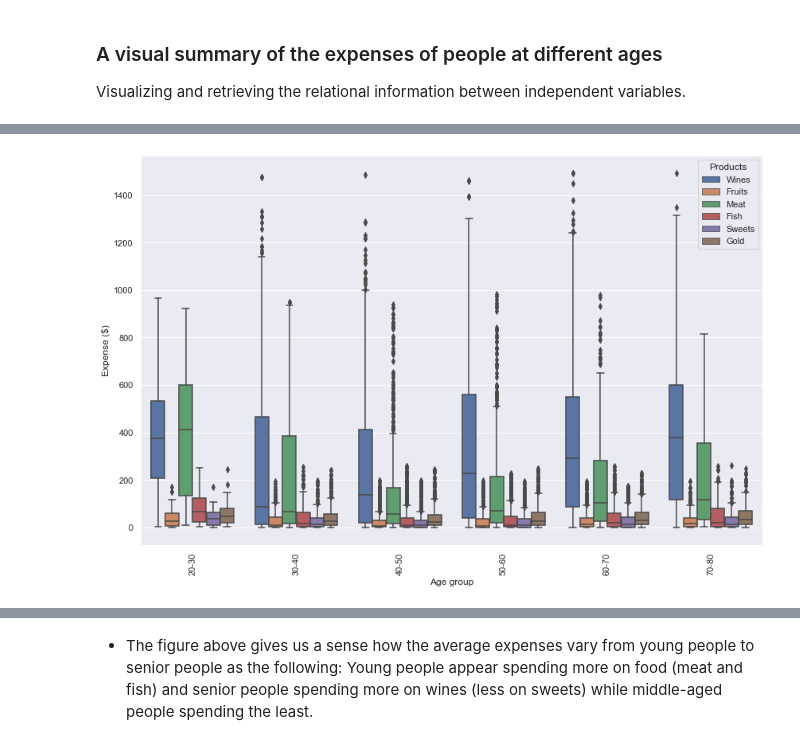
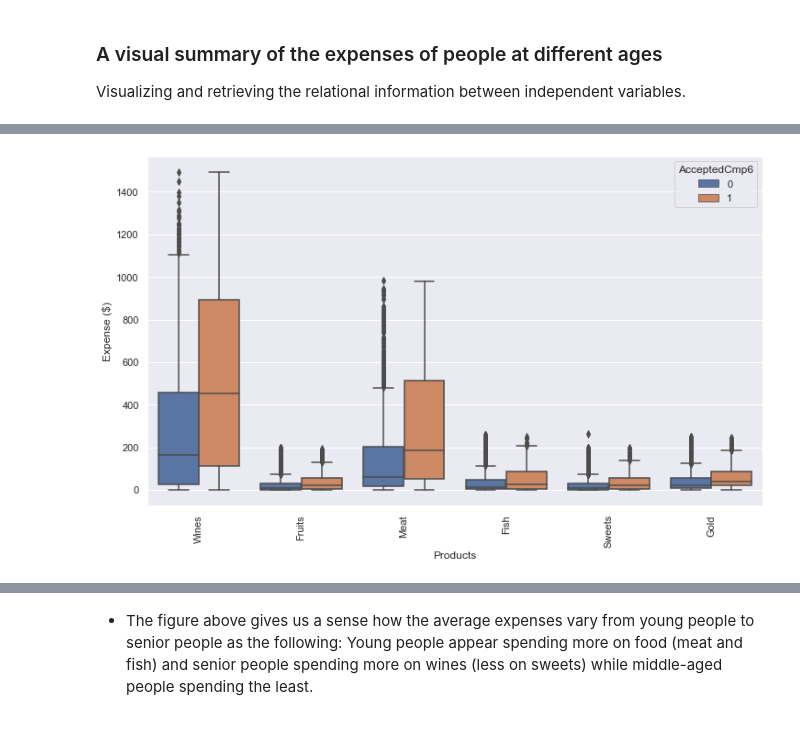
Before and after one commit to livia360/Capstone_project, a Jupyter notebook: 01_Data_Wrangling.ipynb, the cells around one changed output, grey strips where cells are left out. Drawn from its saved outputs; the diff is of its cells as text; code cells hidden in the pictures.

```diff
--- a/01_Data_Wrangling.ipynb
+++ b/01_Data_Wrangling.ipynb
@@ -365,3 +377,0 @@ plt.show()
-# %%
-# use '+' to sum the total spent amount
-df['Total_Spent'] = df.Wines + df.Fruits + df.Meat + df.Fish + df.Sweets + df.Gold
@@ -370,2 +377,0 @@ df['Total_Spent'] = df.Wines + df.Fruits + df.Meat + df.Fish + df.Sweets + df.Go
-# %%
-df = df[df['Age'] < 100]
@@ -376,2 +377,0 @@ df['Age_group'] = pd.cut(df.Age, [20,30,40,50,60,70,80],
-# %%
-df['Total_AcceptedCmp'] = df['AcceptedCmp1'] + df['AcceptedCmp2'] + df['AcceptedCmp3'] + df['AcceptedCmp4'] + df['AcceptedCmp5'] + df['AcceptedCmp6']
@@ -419,0 +381,6 @@ Visualizing and retrieving the relational information between independent variab
+# %%
+byspent = pd.melt(df[['AcceptedCmp6', 'Wines', 'Fruits', 'Meat', 'Fish','Sweets', 'Gold']],
+                id_vars='AcceptedCmp6',
+                var_name='Products',
+                value_vars=['Wines', 'Fruits', 'Meat', 'Fish','Sweets', 'Gold'],
+                value_name='Expenses')
@@ -420,9 +403,9 @@ Visualizing and retrieving the relational information between independent variab
 # %%
-plt.subplots(figsize=(14, 9))
-sns.boxplot(x='Age_group', y='Expenses', hue='Products', data=spent)
+plt.subplots(figsize=(12, 7))
+sns.boxplot(x='Products', y='Expenses', hue='AcceptedCmp6', data=byspent)
 plt.xticks(rotation='vertical')
-plt.ylabel('Expense ($)')
-plt.xlabel('Age group');
+plt.xlabel('Products')
+plt.ylabel('Expense ($)');
 # %% [output]
-[figure, old version]
+[figure, new version]
 # %%
```
Also changed, not shown: parts of 48 cells of this notebook.
